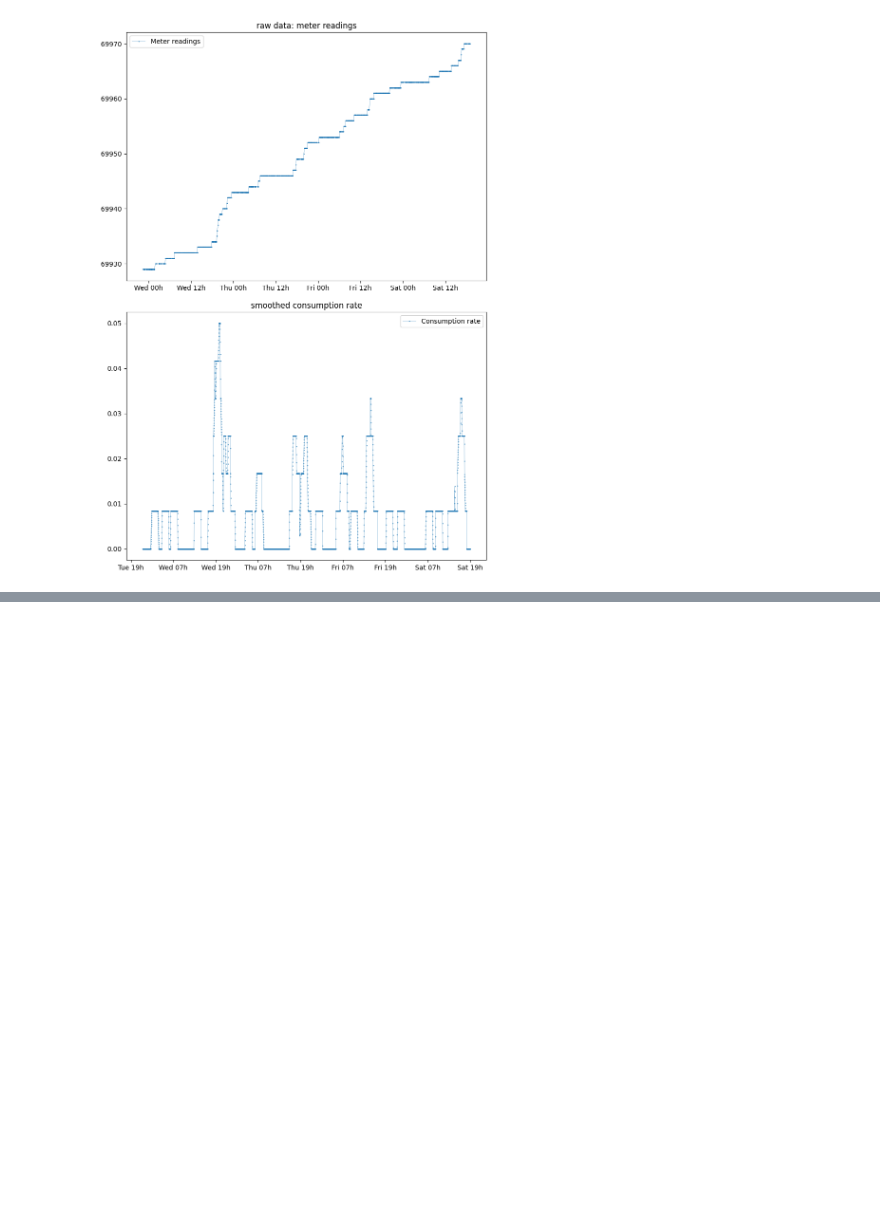
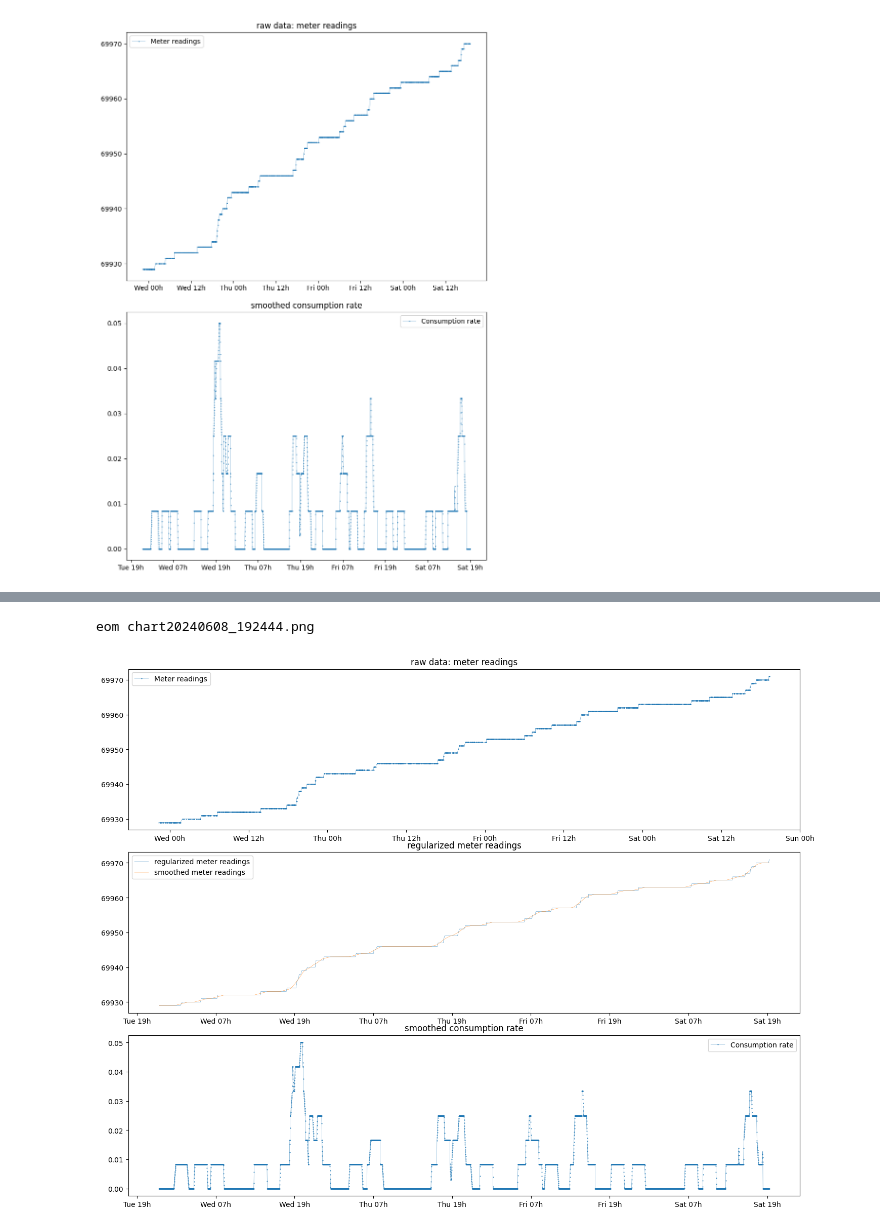
Before and after one commit to tomviolin/rtl433, a Jupyter notebook: Untitled1.ipynb, the cells around one changed output, grey strips where cells are left out. Cells and saved outputs as stored; diff of their text form; code cells hidden in the pictures; blank space fills up the shorter version.

```diff
--- a/Untitled1.ipynb
+++ b/Untitled1.ipynb
@@ -77,0 +93,5 @@ eom chart20240608_190410.png
+# %%
+run graphit.py
+# %% [output]
+eom chart20240608_192444.png
+[figure, added]
```
Also changed, not shown: parts of 3 cells of this notebook, 7 other files.
